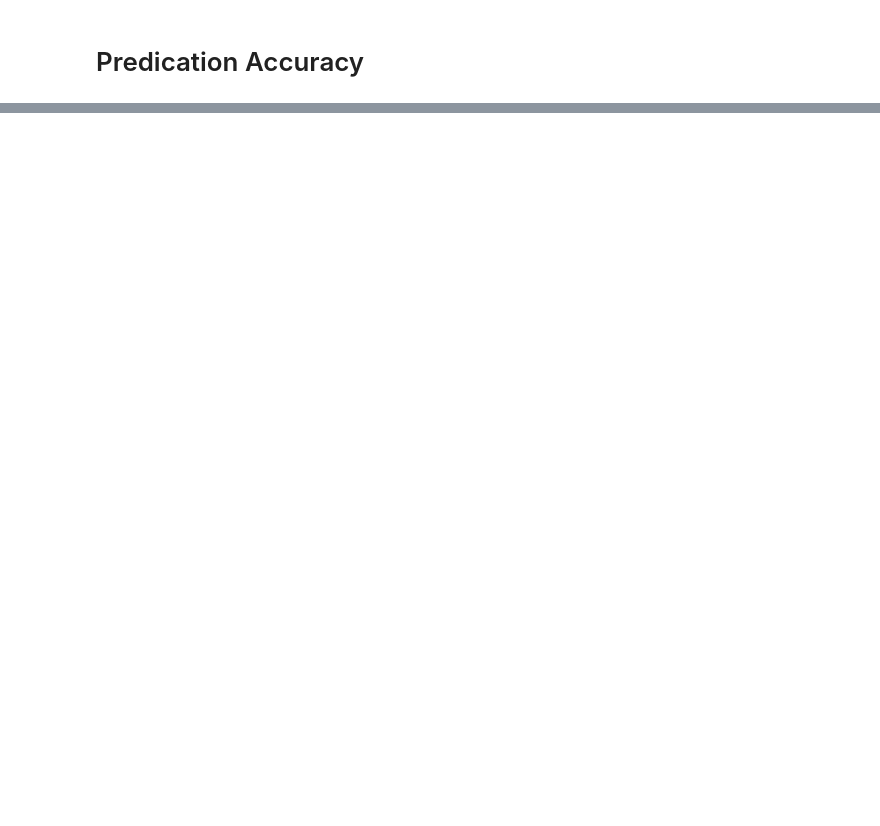
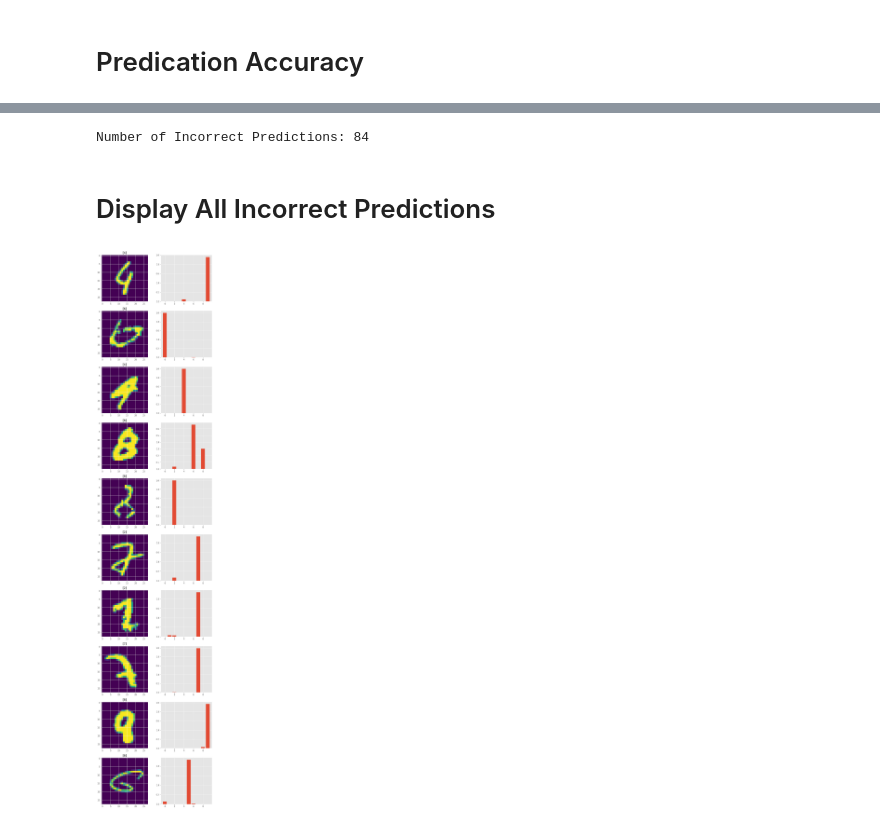
Before and after one commit to ppyht2/tf-exercise, a Jupyter notebook: ex4. MNIST Deep/Deep_MNIST.ipynb, the cells around one changed output, grey strips where cells are left out. Saved outputs shown, nothing was run; the diff lists cells and outputs as text; code cells hidden in the pictures; blank space fills up the shorter version.

```diff
--- a/ex4. MNIST Deep/Deep_MNIST.ipynb
+++ b/ex4. MNIST Deep/Deep_MNIST.ipynb
@@ -147,0 +260,23 @@ print('Test Accuracy: {:4.2f}%' .format(100*accuracy.eval(feed_dict={x:mnist.tes
+# %%
+correctness = correct_prediction.eval(feed_dict={x:mnist.test.images, y_:mnist.test.labels, keep_prob:1})
+incorrect_index = np.where(correctness==False)
+incorrect_index = incorrect_index[0]
+print('Number of Incorrect Predictions: {}' .format(len(incorrect_index)))
+# %% [output]
+Number of Incorrect Predictions: 84
+# %% [markdown]
+# Display All Incorrect Predictions
+# %%
+#
+max_disp = 10
+fig, axarr = plt.subplots(max_disp, 2)
+fig.set_size_inches(10, max_disp*5)
+for i in range(0, max_disp):
+    index = incorrect_index[i]
+    axarr[i, 0].imshow(mnist.test.images[index].reshape(28,28))
+    label = np.where(mnist.test.labels[index]==1)
+    axarr[i, 0].set_title(label[0])
+    #http://matplotlib.org/examples/pylab_examples/subplots_demo.html
+    axarr[i,1].bar(range(0,10), predictions[index])
+# %% [output]
+[figure, added]
```
Also changed, not shown: parts of 15 cells of this notebook, 6 other files.
